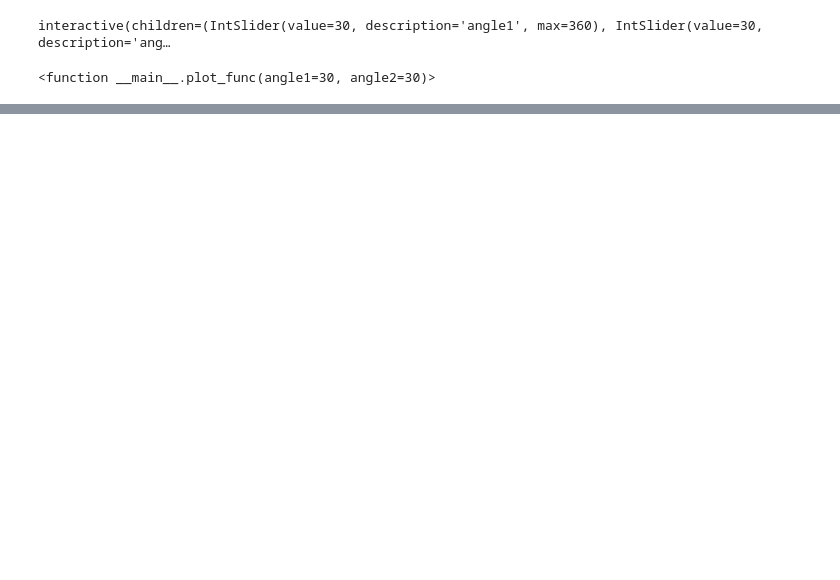
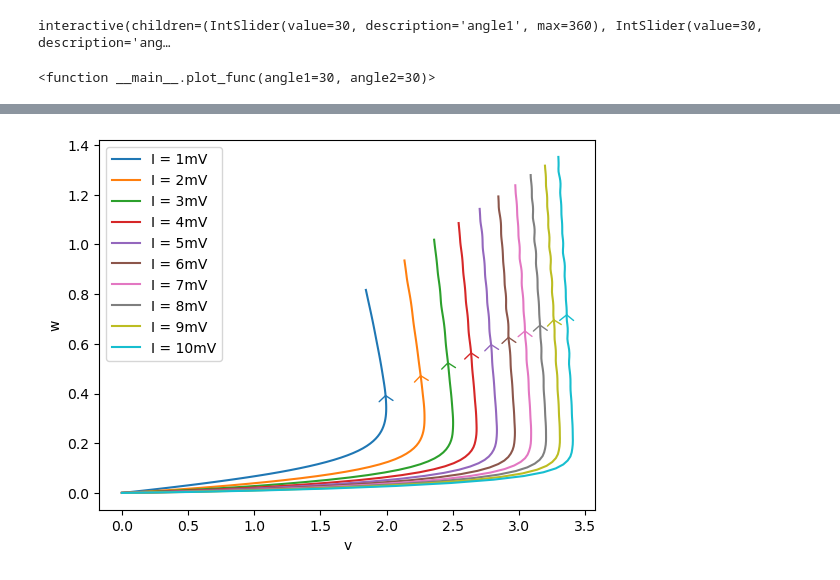
Before and after one commit to CharlesXu-Jingyue/CDS232_Wi24_CourseProject, a Jupyter notebook: FitHughNagumo.ipynb, the cells around one changed output, grey strips where cells are left out. Saved outputs shown, nothing was run; the diff lists cells and outputs as text; code cells hidden in the pictures; blank space fills up the shorter version.

```diff
--- a/FitHughNagumo.ipynb
+++ b/FitHughNagumo.ipynb
@@ -226,0 +354,38 @@ interactive(children=(IntSlider(value=30, description='angle1', max=360), IntSli
+# %%
+## Solve the system of equations for the purturbed parameters
+# Define the time interval
+t0, t_final = 0.0, 5.0
+n = 100
+t = np.linspace(t0, t_final, n)
+
+# Define the system of equations
+def f(t, x, I_stim):
+    v, w = x
+    return [v - (v**3)/3 - w + I_stim, epsilon * (v + a - b*w)]
+
+# Define the initial condition
+x0 = [0, 0]
+
+# Create a new figure
+fig, ax = plt.subplots()
+
+# Solve the system for different values of I
+for lambda_I in range(1, 11):
+    # Solve the system
+    sol = solve_ivp(f, [t0, t_final], x0, t_eval=t, args=(lambda_I,), method='RK45')
+    xt = sol.y
+
+    # Plot the solution
+    line, = ax.plot(xt[0], xt[1], label=f'I = {lambda_I}mV')
+
+    # Add arrows to indicate direction
+    middle_index = len(xt[0]) // 2
+    arrowcolor = np.array(mcolors.to_rgba(line.get_color()))
+    ax.annotate('', xy=(xt[0][middle_index], xt[1][middle_index]), xytext=(xt[0][middle_index-1], xt[1][middle_index-1]), arrowprops=dict(arrowstyle='->,head_width=0.5', facecolor=arrowcolor, edgecolor=arrowcolor))
+
+ax.set_xlabel('v')
+ax.set_ylabel('w')
+ax.legend()
+plt.show()
+# %% [output]
+[figure, added]
```
Also changed, not shown: parts of 27 cells of this notebook.
